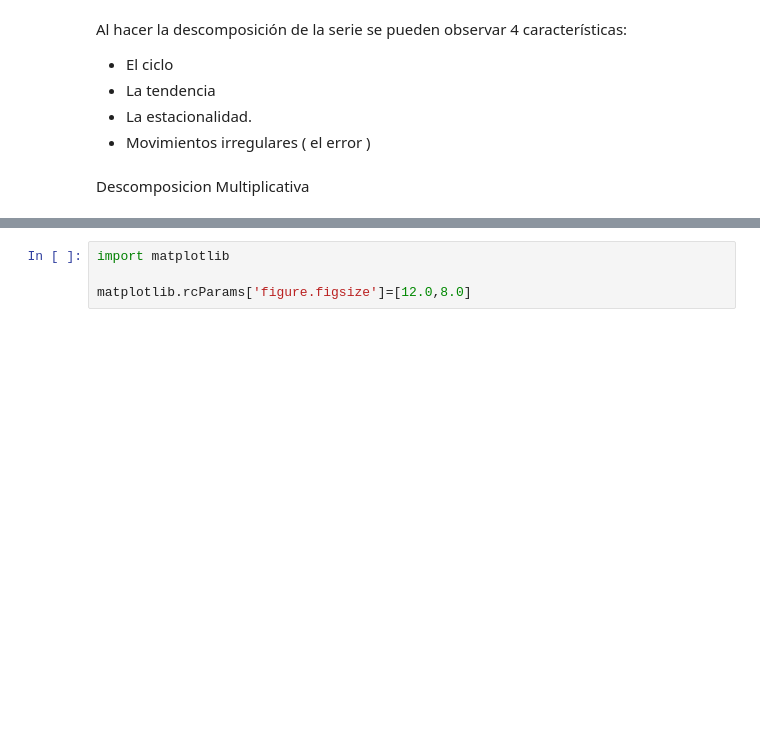
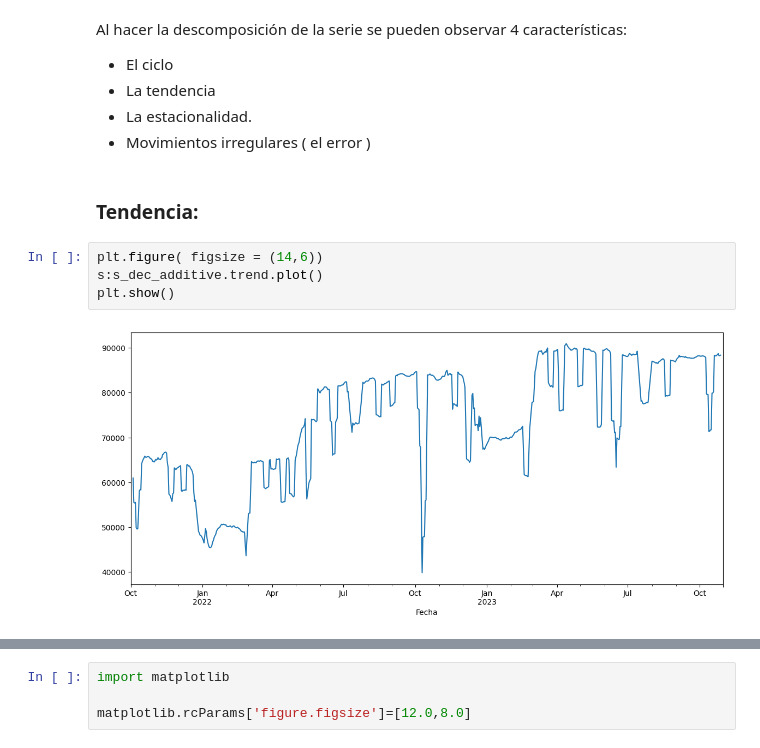
Before and after one commit to jiang-011/AST_G4, a Jupyter notebook: TP_G4_KM.ipynb, the cells around one changed output, grey strips where cells are left out. Saved outputs shown, nothing was run; the diff lists cells and outputs as text; blank space fills up the shorter version.

```diff
--- a/TP_G4_KM.ipynb
+++ b/TP_G4_KM.ipynb
@@ -275,5 +290,11 @@ Al hacer la descomposición de la serie se pueden observar 4 características:
 - La tendencia
 - La estacionalidad.
 - Movimientos irregulares ( el error )
-# %% [markdown]
-Descomposicion Multiplicativa
+# %% [markdown]
+### Tendencia:
+# %%
+plt.figure( figsize = (14,6))
+s:s_dec_additive.trend.plot()
+plt.show()
+# %% [output]
+[figure, added]
```
Also changed, not shown: parts of 33 cells of this notebook.
